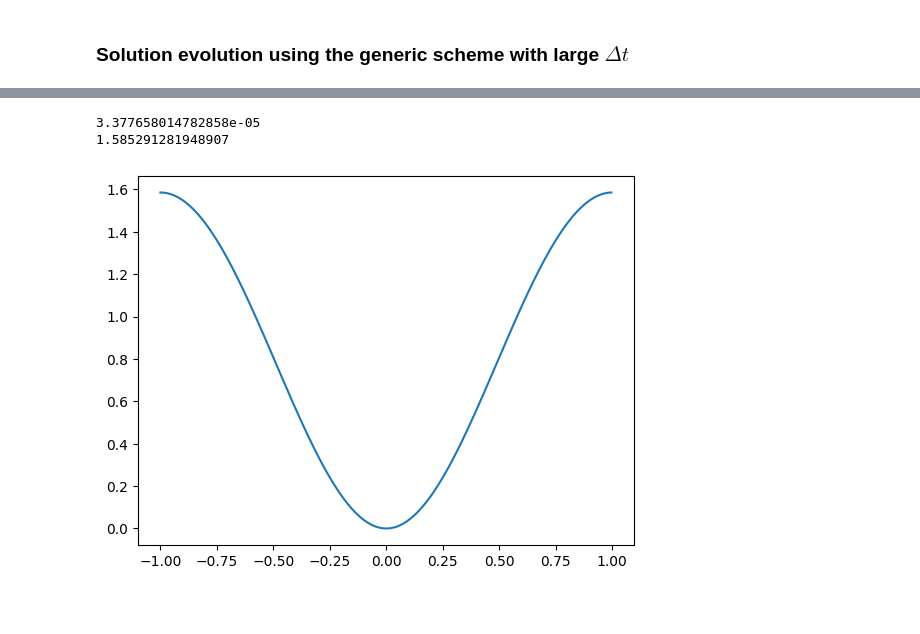
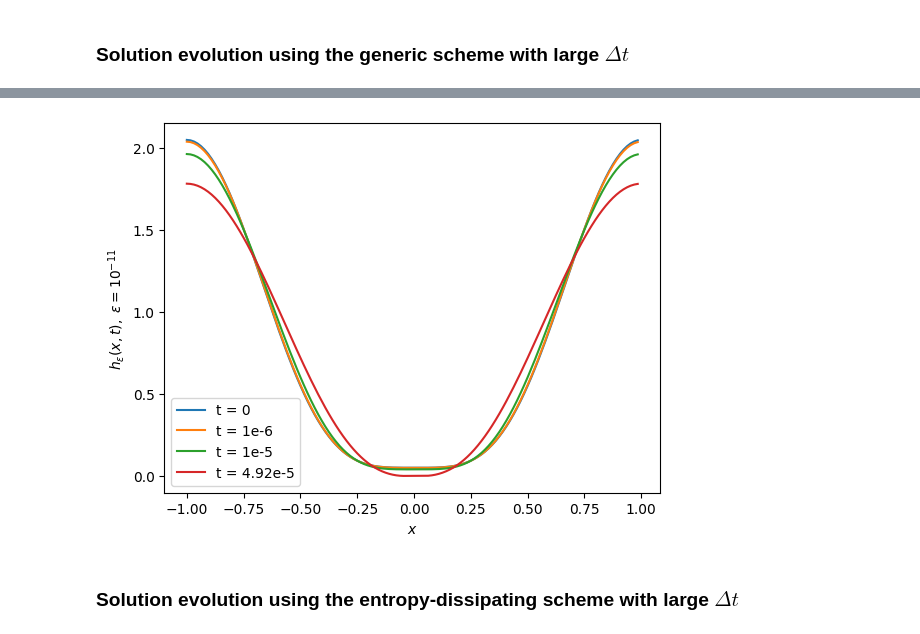
Before and after one commit to georgeluan49/GS-and-EDS-for-Thin-Film-Equations, a Jupyter notebook: GS_and_EDS_for_Thin_Film.ipynb, the cells around one changed output, grey strips where cells are left out. Saved outputs shown, nothing was run; the diff lists cells and outputs as text; code cells hidden in the pictures; blank space fills up the shorter version.

Commit message:
Add files via upload
Added coarse grid simulations

```diff
--- a/GS_and_EDS_for_Thin_Film.ipynb
+++ b/GS_and_EDS_for_Thin_Film.ipynb
@@ -174,10 +145,0 @@ I0000 00:00:1766712201.577664 3685688 mps_client.cc:384] XLA backend will use up
-# %%
-N = 512
-dx = float(1/N)
-dt = float(1e-6)
-eps = float(1e-11)
-
-with jax.default_device(cpu):
-    i = jnp.arange(N, dtype=jnp.int32)
-    x = (-1.0 + (2.0 / N) * i).astype(jnp.float64)
-    h0 = 0.8 - jnp.cos(jnp.pi * x) + 0.25 * jnp.cos(2.0 * jnp.pi * x)
@@ -201,6 +146,12 @@ Array(2.38595528e-10, dtype=float64)
 # %%
-K = 500
-h_curr = h0_cpu
+K = 10000
+h_curr = h0_coarse
+
+h_min = jnp.min(jnp.abs(h_curr))
+
+sampled_iters = jnp.array([9, 99, 999, 9999])
+
+h_sampled = []
 
 for k in range(K):
 
@@ -210,8 +161,12 @@ for k in range(K):
 
     F = lambda h: GS(h, h_curr, dx, dt, eps)
 
-    h_next = newton(F, h_curr, rtol=1e-11, atol=1e-12)
+    h_next = newton(F, h_curr, rtol=1e-8, atol=1e-10, curr_step=k+1, prev_min=h_min)
 
+    h_min = jnp.min(jnp.abs(h_curr))
     h_curr = h_next
+
+    if k in sampled_iters:
+        h_sampled.append(h_curr)
 # %% [output]
 Iter 0
@@ -272,8 +174,17 @@ NameError: name 'np' is not defined
-# %%
-plt.plot(x, h_curr)
-print(jnp.min(jnp.abs(h_curr)))
-print(jnp.max(jnp.abs(h_curr)))
-# %% [output]
-3.377658014782858e-05
-1.585291281948907
-[figure, removed]
+# %%
+plt.figure()
+plt.plot(x_coarse, h0_coarse, label="t = 0")
+plt.plot(x_coarse, h_sampled[0], label="t = 1e-6")
+plt.plot(x_coarse, h_sampled[1], label="t = 1e-5")
+plt.plot(x_coarse, h_curr, label="t = 4.92e-5")
+#plt.plot(x_coarse, h_sampled[2], label="t = 1e-4")
+#plt.plot(x_coarse, h_sampled[3], label="t = 1e-3")
+plt.xlabel("$x$")
+plt.ylabel("$h_\epsilon(x, t), \ \epsilon=10^{-11}$")
+#plt.axis('equal')
+plt.legend()
+plt.savefig("sim_results_generic_coarse.png", dpi = 200)
+# %% [output]
+[figure, added]
+# %% [markdown]
+### Solution evolution using the entropy-dissipating scheme with large $\Delta t$
```
Also changed, not shown: parts of 18 cells of this notebook.
